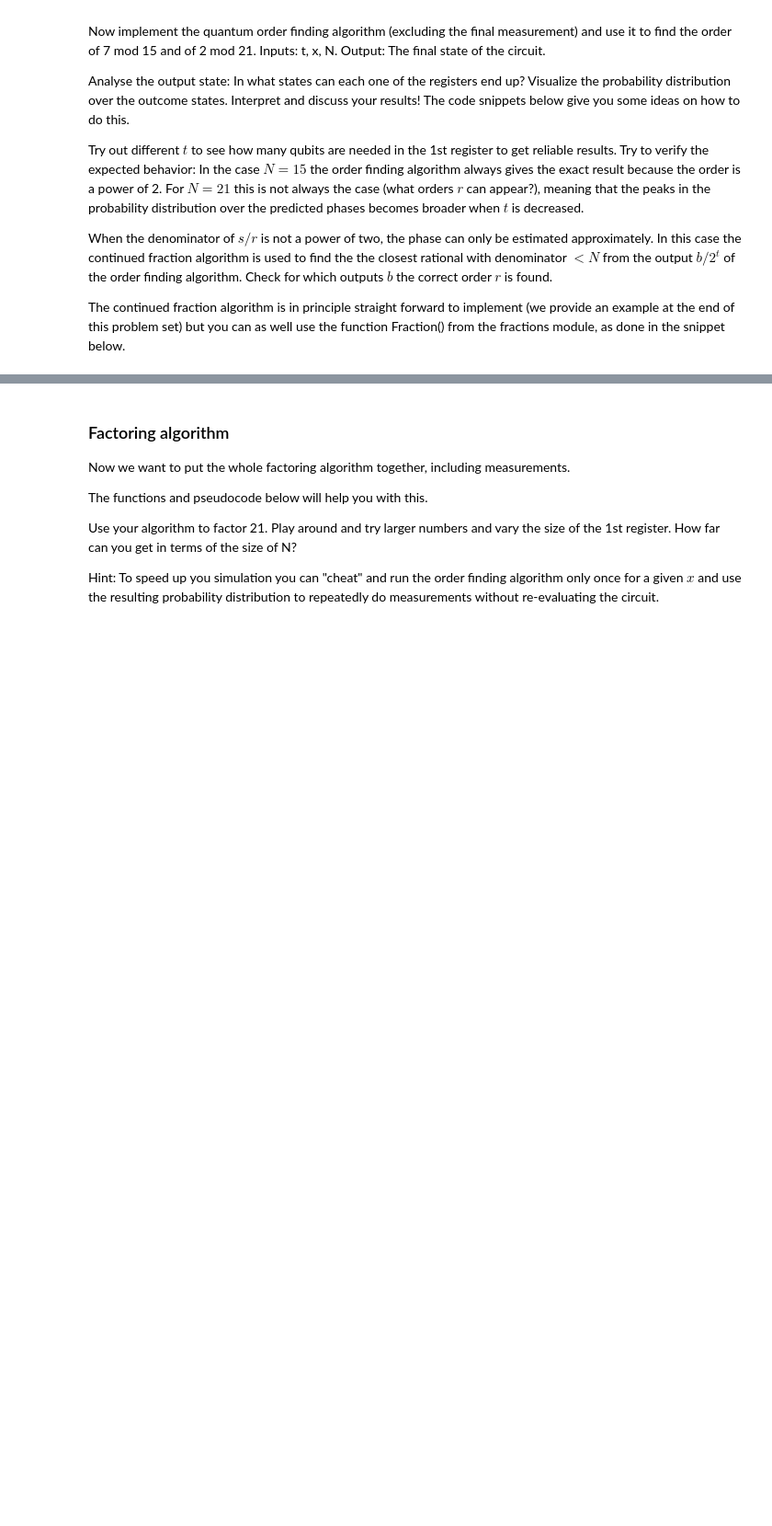
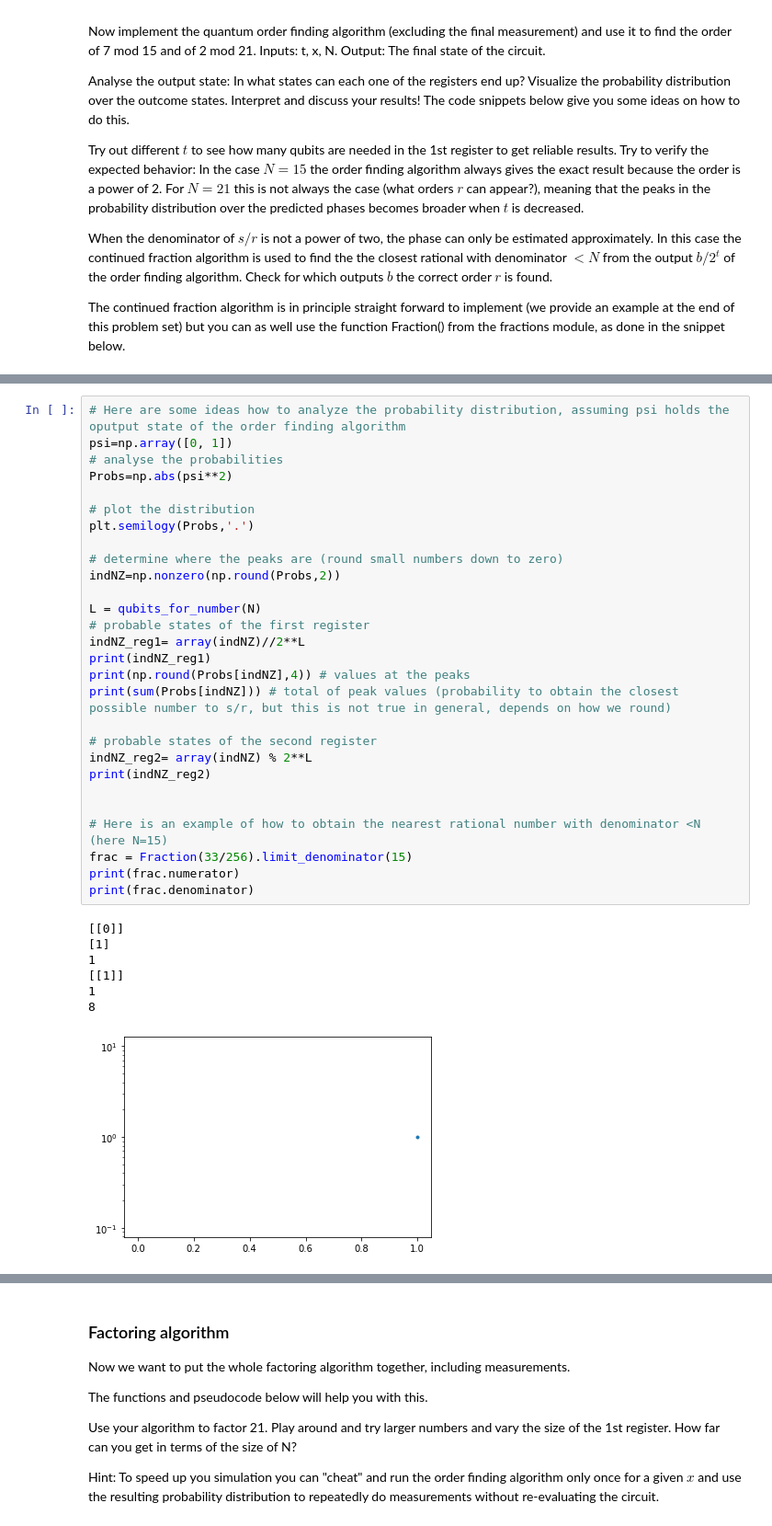
Before and after one commit to Abiyzelalem27/Quantum_Algorithms, a Jupyter notebook: shor_QFT_PE.ipynb, the cells around one changed output, grey strips where cells are left out. Shown at 92% size. Saved outputs shown, nothing was run; the diff lists cells and outputs as text; blank space fills up the shorter version.

```diff
--- a/shor_QFT_PE.ipynb
+++ b/shor_QFT_PE.ipynb
@@ -256,0 +771,36 @@ NameError: name 'psi' is not defined
+# %%
+# Here are some ideas how to analyze the probability distribution, assuming psi holds the oputput state of the order finding algorithm
+psi=np.array([0, 1])
+# analyse the probabilities
+Probs=np.abs(psi**2)
+
+# plot the distribution
+plt.semilogy(Probs,'.')
+
+# determine where the peaks are (round small numbers down to zero)
+indNZ=np.nonzero(np.round(Probs,2))
+
+L = qubits_for_number(N)
+# probable states of the first register
+indNZ_reg1= array(indNZ)//2**L
+print(indNZ_reg1)
+print(np.round(Probs[indNZ],4)) # values at the peaks
+print(sum(Probs[indNZ])) # total of peak values (probability to obtain the closest possible number to s/r, but this is not true in general, depends on how we round)
+
+# probable states of the second register
+indNZ_reg2= array(indNZ) % 2**L
+print(indNZ_reg2)
+
+
+# Here is an example of how to obtain the nearest rational number with denominator <N (here N=15)
+frac = Fraction(33/256).limit_denominator(15)
+print(frac.numerator)
+print(frac.denominator)
+# %% [output]
+[[0]]
+[1]
+1
+[[1]]
+1
+8
+[figure, added]
```
Also changed, not shown: parts of 33 cells of this notebook, 4 other files.
